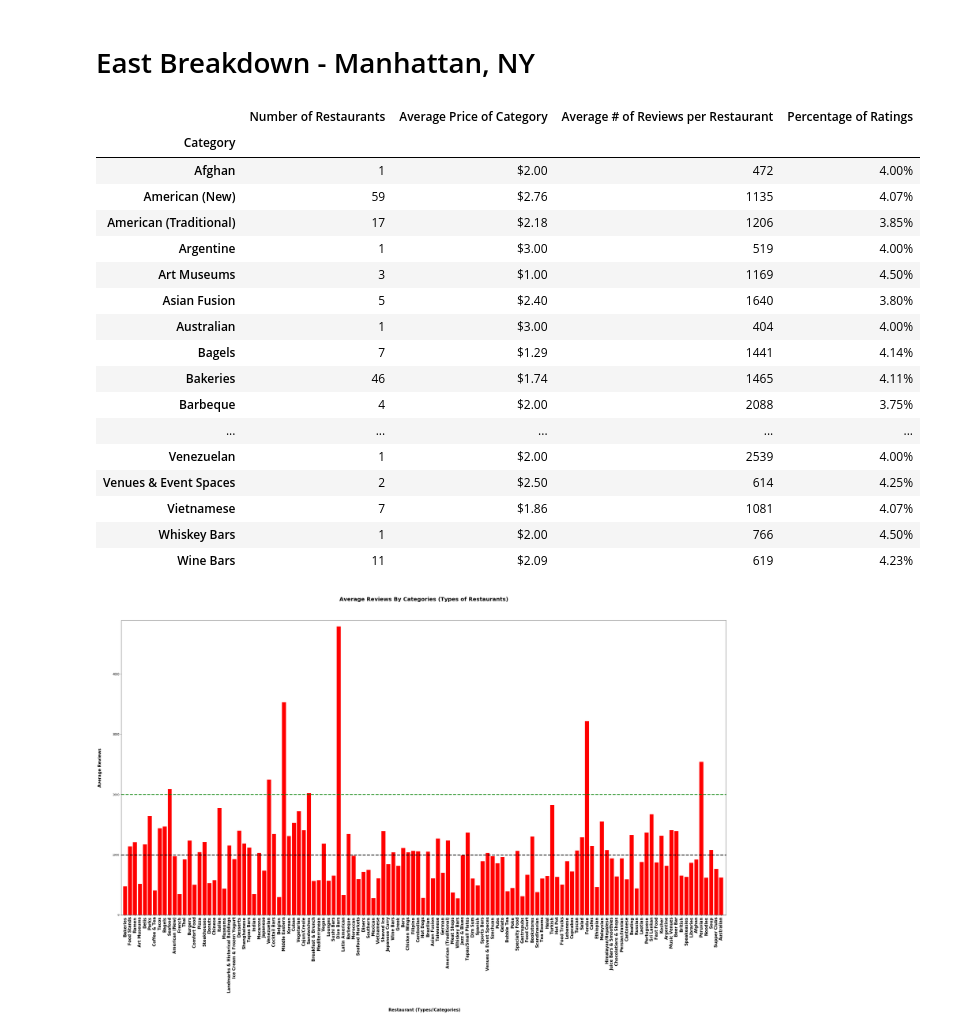
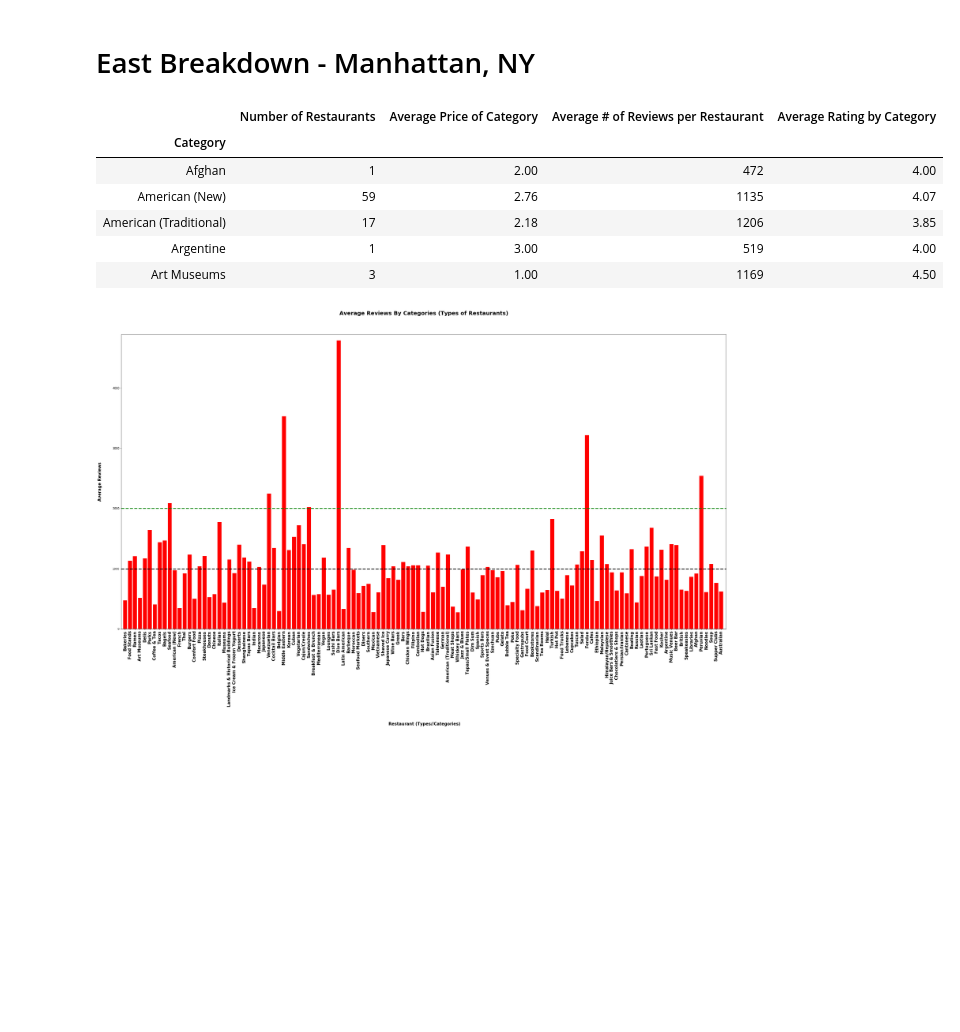
Before and after one commit to elzster/Yelp-Analytics, a Jupyter notebook: ProjectMaster.ipynb, the cells around one changed output. Drawn from its saved outputs; the diff is of its cells as text; code cells hidden in the pictures; blank space fills up the shorter version.

```diff
--- a/ProjectMaster.ipynb
+++ b/ProjectMaster.ipynb
@@ -24,47 +24,35 @@ merged_table_df = pd.concat([west_data, east_data, south_data, north_data], igno
 # %%
 #Manhattan, New Yrok
 grouped_east_df = east_data.groupby('Category')
 
 #counts the total of each category within the column
 total_east_category = grouped_east_df['Category'].count()
 east_price_avg = grouped_east_df['Price'].mean()
 east_review_counts = grouped_east_df['Reviews'].mean()
 east_review_counts.head()
 east_rating_counts = grouped_east_df['Rating'].mean()
 
 #This will populate an array of all categories in Sample.
 east_category_unique = east_data["Category"].unique()
 east_category_unique #121 unique categories
 east_total_categories = len(east_category_unique)
 
 #Populate a dataframe with specfics on Manhattan,NY Grouped by Category.
 east_category_stats_df= pd.DataFrame({
     "Number of Restaurants": total_east_category,
-    "Average Price of Category": east_price_avg,
+    "Average Price of Category": east_price_avg.round(2),
     "Average # of Reviews per Restaurant": east_review_counts.astype(int),
-    "Percentage of Ratings": east_rating_counts
+    "Average Rating by Category": east_rating_counts.round(2)
 })
 east_category_stats_df.head()
-east_category_stats_df.style.format({"Percentage of Ratings": "{:.2f}%", "Average Price of Category": "${:.2f}"})
 # %% [output]
-|  | Number of Restaurants | Average Price of Category | Average # of Reviews per Restaurant | Percentage of Ratings |
+|  | Number of Restaurants | Average Price of Category | Average # of Reviews per Restaurant | Average Rating by Category |
 | Category |  |  |  |  |
-| Afghan | 1 | $2.00 | 472 | 4.00% |
-| American (New) | 59 | $2.76 | 1135 | 4.07% |
-| American (Traditional) | 17 | $2.18 | 1206 | 3.85% |
-| Argentine | 1 | $3.00 | 519 | 4.00% |
-| Art Museums | 3 | $1.00 | 1169 | 4.50% |
-| Asian Fusion | 5 | $2.40 | 1640 | 3.80% |
-| Australian | 1 | $3.00 | 404 | 4.00% |
-| Bagels | 7 | $1.29 | 1441 | 4.14% |
-| Bakeries | 46 | $1.74 | 1465 | 4.11% |
-| Barbeque | 4 | $2.00 | 2088 | 3.75% |
-| ... | ... | ... | ... | ... |
-| Venezuelan | 1 | $2.00 | 2539 | 4.00% |
-| Venues & Event Spaces | 2 | $2.50 | 614 | 4.25% |
-| Vietnamese | 7 | $1.86 | 1081 | 4.07% |
-| Whiskey Bars | 1 | $2.00 | 766 | 4.50% |
-| Wine Bars | 11 | $2.09 | 619 | 4.23% |
+| Afghan | 1 | 2.00 | 472 | 4.00 |
+| American (New) | 59 | 2.76 | 1135 | 4.07 |
+| American (Traditional) | 17 | 2.18 | 1206 | 3.85 |
+| Argentine | 1 | 3.00 | 519 | 4.00 |
+| Art Museums | 3 | 1.00 | 1169 | 4.50 |
 # %%
 # Bar Graph
 
```
Also changed, not shown: parts of 13 cells of this notebook, 6 other files.
